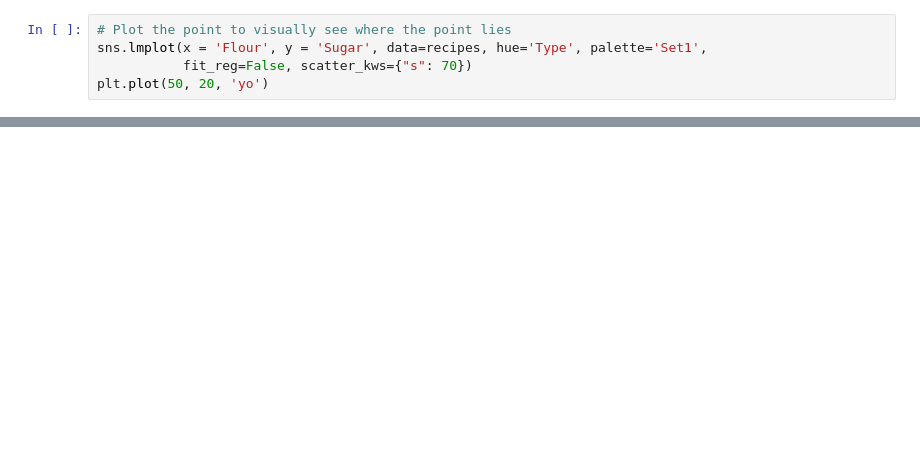
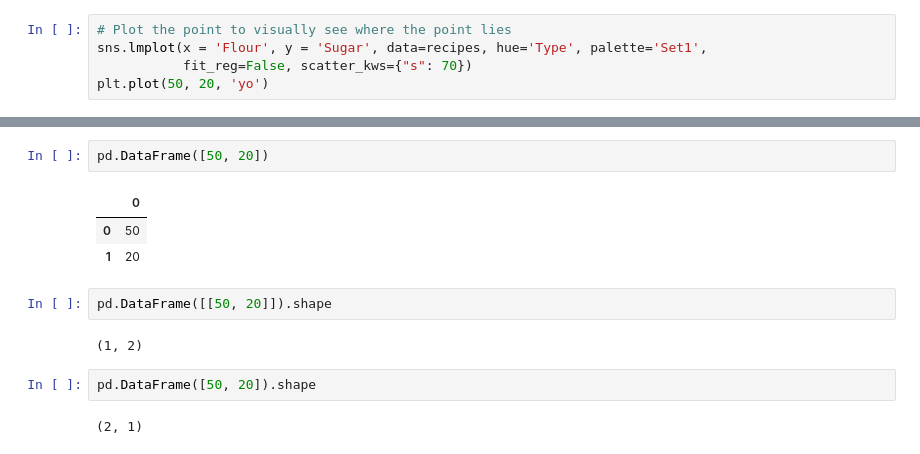
Before and after one commit to HKUST-SOSC4300-5500/Tutorial2023, a Jupyter notebook: Week_02/2_demo_SVM.ipynb, the cells around one changed output, grey strips where cells are left out. Cells and saved outputs as stored; diff of their text form; blank space fills up the shorter version.

```diff
--- a/Week_02/2_demo_SVM.ipynb
+++ b/Week_02/2_demo_SVM.ipynb
@@ -67,0 +134,14 @@ muffin_or_cupcake(40,20)
+# %%
+pd.DataFrame([50, 20])
+# %% [output]
+|  | 0 |
+| 0 | 50 |
+| 1 | 20 |
+# %%
+pd.DataFrame([[50, 20]]).shape
+# %% [output]
+(1, 2)
+# %%
+pd.DataFrame([50, 20]).shape
+# %% [output]
+(2, 1)
```
Also changed, not shown: parts of 12 cells of this notebook, 9 other files.
